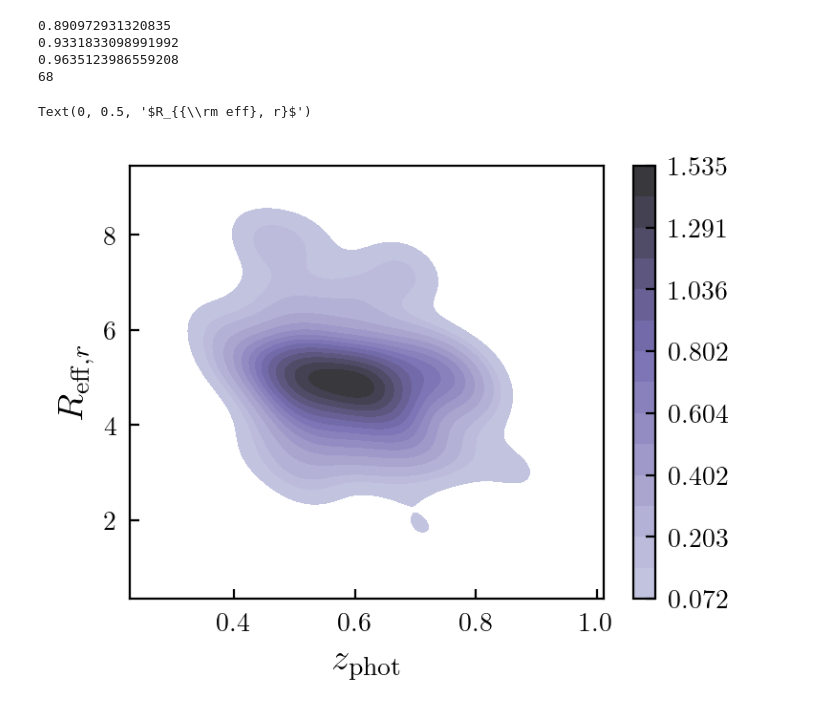
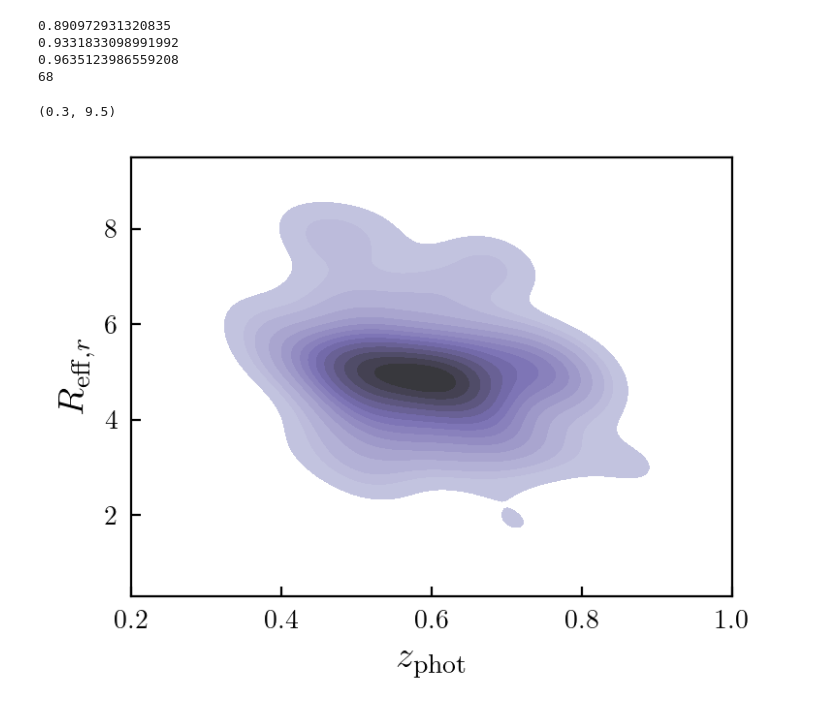
Before and after one commit to apcloonan/galaxy-galaxy-sel, a Jupyter notebook: sample_redmagic.ipynb, the cells around one changed output. Saved outputs shown, nothing was run; the diff lists cells and outputs as text; code cells hidden in the pictures.

Commit message:
drawing a redMaGiC population from lens candidate results

```diff
--- a/sample_redmagic.ipynb
+++ b/sample_redmagic.ipynb
@@ -38,8 +38,8 @@ results_filename = path + 'lens_results.csv'
 
 results = pd.read_csv(results_filename)
 
-photo_z = results['photo_z']
-reff_r = results['halflightrad_r_50']
+zlens = results['photo_z']
+refflens = results['halflightrad_r_50']
 
 max_ind = np.argmax(reff_r)
 #reff_r = np.delete(np.array(reff_r), max_ind)
@@ -58,16 +58,20 @@ print(max_ind)
 # %%
 
 fig, ax = plt.subplots(1,1, figsize=(4,3))
 
-test = sns.kdeplot(x=photo_z, y=reff_r, ax=ax
-                   , cmap="Purples_d",cbar=True, shade=True
+test = sns.kdeplot(x=zlens, y=refflens
+                   , ax=ax
+                   , cmap="Purples_d"
+                   #, cbar=True
+                   , shade=True
                    , levels=15
                   )
 #test = ax.scatter(photo_z, reff_r)
 ax.set_xlabel(r'$z_{\rm phot}$', fontsize=14)
 ax.set_ylabel(r'$R_{{\rm eff}, r}$', fontsize=14)
-#ax.set_ylim(0,15)
+ax.set_xlim(0.2,1)
+ax.set_ylim(0.3, 9.5)
 # %% [output]
-Text(0, 0.5, '$R_{{\\rm eff}, r}$')
+(0.3, 9.5)
-[figure, old version]
+[figure, new version]
 # %%
```
Also changed, not shown: parts of 37 cells of this notebook.
